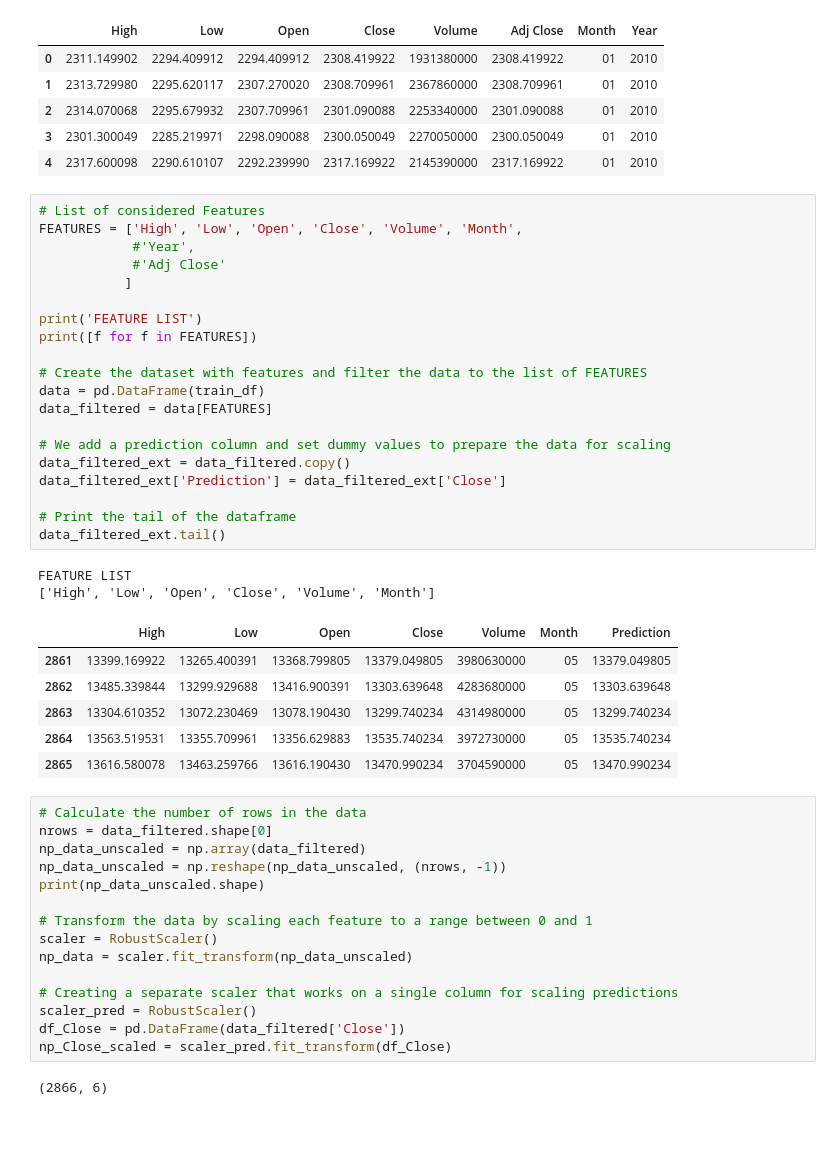
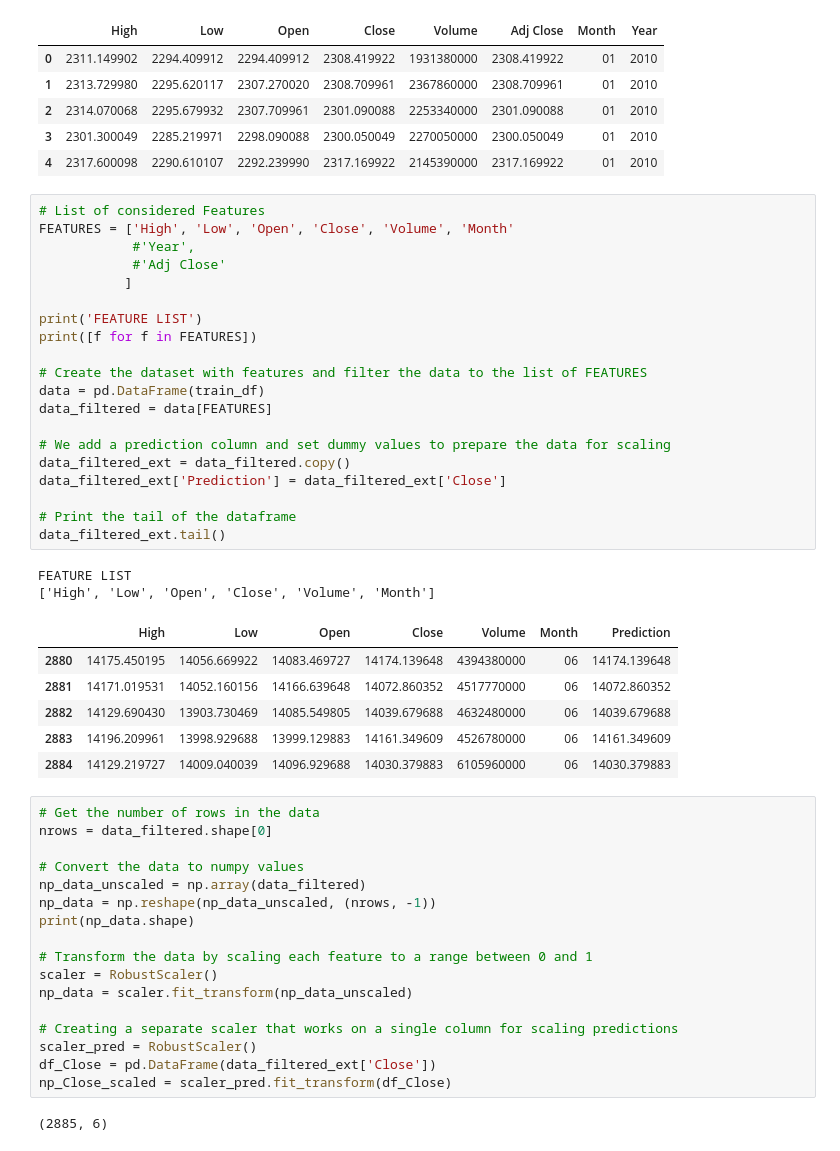
Before and after one commit to flo7up/relataly-public-python-tutorials, a Jupyter notebook: 012 Stock Market Prediction using Multivariate Time Series Models and Python.ipynb, the cells around one changed output. Drawn from its saved outputs; the diff is of its cells as text.

```diff
--- a/012 Stock Market Prediction using Multivariate Time Series Models and Python.ipynb
+++ b/012 Stock Market Prediction using Multivariate Time Series Models and Python.ipynb
@@ -106,39 +106,41 @@ train_df.head(5)
 | 4 | 2317.600098 | 2290.610107 | 2292.239990 | 2317.169922 | 2145390000 | 2317.169922 | 01 | 2010 |
 # %%
 # List of considered Features
-FEATURES = ['High', 'Low', 'Open', 'Close', 'Volume', 'Month',
+FEATURES = ['High', 'Low', 'Open', 'Close', 'Volume', 'Month'
             #'Year',
             #'Adj Close'
            ]
 
 print('FEATURE LIST')
 print([f for f in FEATURES])
 
 # Create the dataset with features and filter the data to the list of FEATURES
 data = pd.DataFrame(train_df)
 data_filtered = data[FEATURES]
 
 # We add a prediction column and set dummy values to prepare the data for scaling
 data_filtered_ext = data_filtered.copy()
 data_filtered_ext['Prediction'] = data_filtered_ext['Close']
 
 # Print the tail of the dataframe
 data_filtered_ext.tail()
 # %% [output]
 FEATURE LIST
 ['High', 'Low', 'Open', 'Close', 'Volume', 'Month']
 |  | High | Low | Open | Close | Volume | Month | Prediction |
-| 2861 | 13399.169922 | 13265.400391 | 13368.799805 | 13379.049805 | 3980630000 | 05 | 13379.049805 |
-| 2862 | 13485.339844 | 13299.929688 | 13416.900391 | 13303.639648 | 4283680000 | 05 | 13303.639648 |
-| 2863 | 13304.610352 | 13072.230469 | 13078.190430 | 13299.740234 | 4314980000 | 05 | 13299.740234 |
-| 2864 | 13563.519531 | 13355.709961 | 13356.629883 | 13535.740234 | 3972730000 | 05 | 13535.740234 |
-| 2865 | 13616.580078 | 13463.259766 | 13616.190430 | 13470.990234 | 3704590000 | 05 | 13470.990234 |
+| 2880 | 14175.450195 | 14056.669922 | 14083.469727 | 14174.139648 | 4394380000 | 06 | 14174.139648 |
+| 2881 | 14171.019531 | 14052.160156 | 14166.639648 | 14072.860352 | 4517770000 | 06 | 14072.860352 |
+| 2882 | 14129.690430 | 13903.730469 | 14085.549805 | 14039.679688 | 4632480000 | 06 | 14039.679688 |
+| 2883 | 14196.209961 | 13998.929688 | 13999.129883 | 14161.349609 | 4526780000 | 06 | 14161.349609 |
+| 2884 | 14129.219727 | 14009.040039 | 14096.929688 | 14030.379883 | 6105960000 | 06 | 14030.379883 |
 # %%
-# Calculate the number of rows in the data
+# Get the number of rows in the data
 nrows = data_filtered.shape[0]
+
+# Convert the data to numpy values
 np_data_unscaled = np.array(data_filtered)
-np_data_unscaled = np.reshape(np_data_unscaled, (nrows, -1))
-print(np_data_unscaled.shape)
+np_data = np.reshape(np_data_unscaled, (nrows, -1))
+print(np_data.shape)
 
 # Transform the data by scaling each feature to a range between 0 and 1
 scaler = RobustScaler()
@@ -146,8 +148,8 @@ np_data = scaler.fit_transform(np_data_unscaled)
 
 # Creating a separate scaler that works on a single column for scaling predictions
 scaler_pred = RobustScaler()
-df_Close = pd.DataFrame(data_filtered['Close'])
+df_Close = pd.DataFrame(data_filtered_ext['Close'])
 np_Close_scaled = scaler_pred.fit_transform(df_Close)
 # %% [output]
-(2866, 6)
+(2885, 6)
 # %%
```
Also changed, not shown: parts of 15 cells of this notebook, 2 other files.
